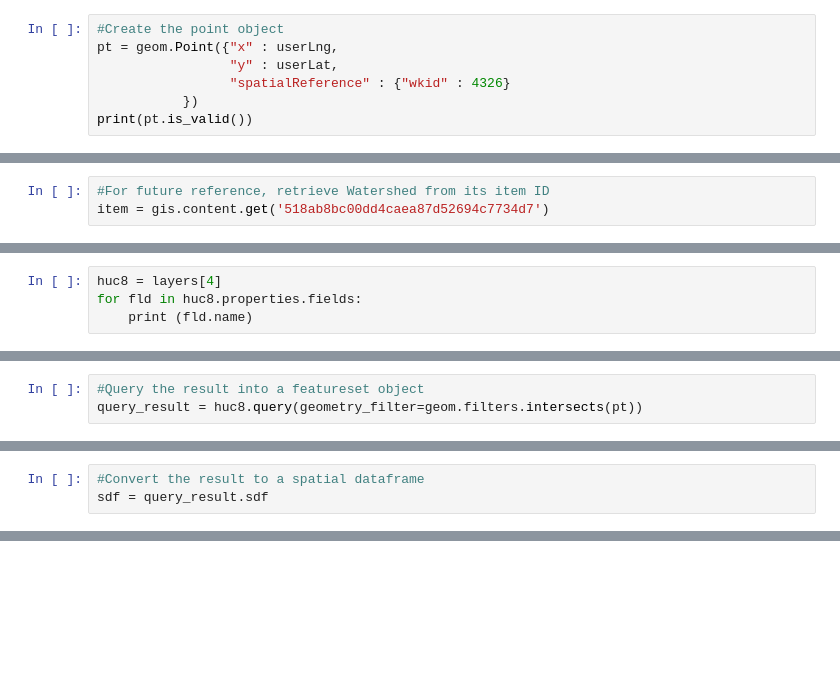
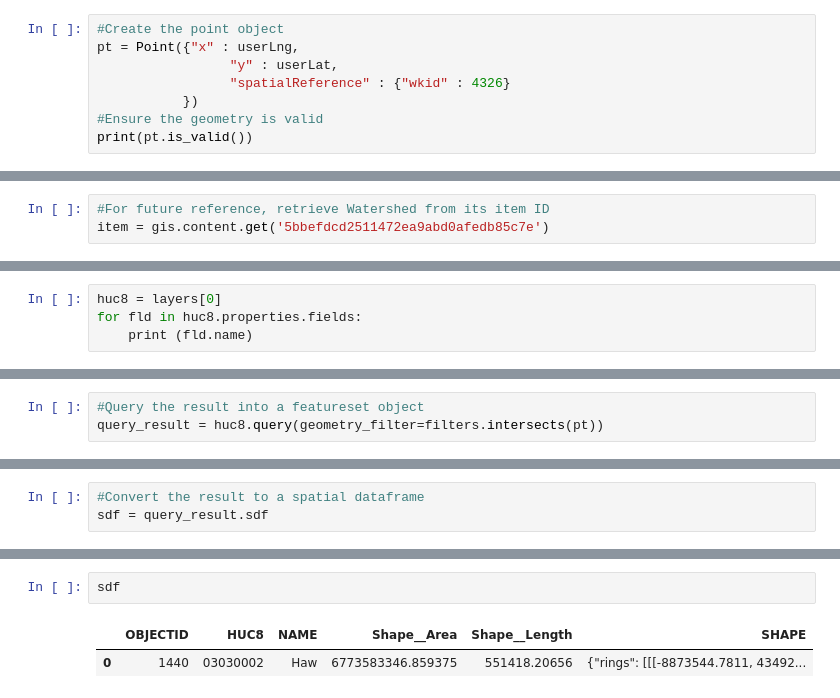
Before and after one commit to ENV859/ArcGIS-PythonAPI, a Jupyter notebook: DEMO-discharge.ipynb, the cells around one changed output, grey strips where cells are left out. Drawn from its saved outputs; the diff is of its cells as text; blank space fills up the shorter version.

```diff
--- a/DEMO-discharge.ipynb
+++ b/DEMO-discharge.ipynb
@@ -37,9 +35,10 @@ from arcgis import geometry as geom
 # %%
 #Create the point object
-pt = geom.Point({"x" : userLng,
+pt = Point({"x" : userLng,
                  "y" : userLat,
                  "spatialReference" : {"wkid" : 4326}
            })
+#Ensure the geometry is valid
 print(pt.is_valid())
 # %% [output]
 True
@@ -66,6 +71,6 @@ theID
 # %%
 #For future reference, retrieve Watershed from its item ID
-item = gis.content.get('518ab8bc00dd4caea87d52694c7734d7')
+item = gis.content.get('5bbefdcd2511472ea9abd0afedb85c7e')
 # %%
 layers = item.layers
 for layer in layers:
@@ -83,7 +80,7 @@ WBDLine Feature Layer
 # %% [markdown]
 Layers: https://developers.arcgis.com/python/guide/working-with-feature-layers-and-features/
 # %%
-huc8 = layers[4]
+huc8 = layers[0]
 for fld in huc8.properties.fields:
     print (fld.name)
 # %% [output]
@@ -141,7 +127,7 @@ huc8.properties.capabilities
 https://developers.arcgis.com/python/api-reference/arcgis.geometry.filters.html
 # %%
 #Query the result into a featureset object
-query_result = huc8.query(geometry_filter=geom.filters.intersects(pt))
+query_result = huc8.query(geometry_filter=filters.intersects(pt))
 # %%
 #Display the spatial reference of the dataset
 query_result.spatial_reference
@@ -160,0 +149,5 @@ NameError: name 'sdf' is not defined
+# %%
+sdf
+# %% [output]
+|  | OBJECTID | HUC8 | NAME | Shape__Area | Shape__Length | SHAPE |
+| 0 | 1440 | 03030002 | Haw | 6773583346.859375 | 551418.20656 | {"rings": [[[-8873544.7811, 43492... |
```
Also changed, not shown: parts of 11 cells of this notebook, 4 other files.
